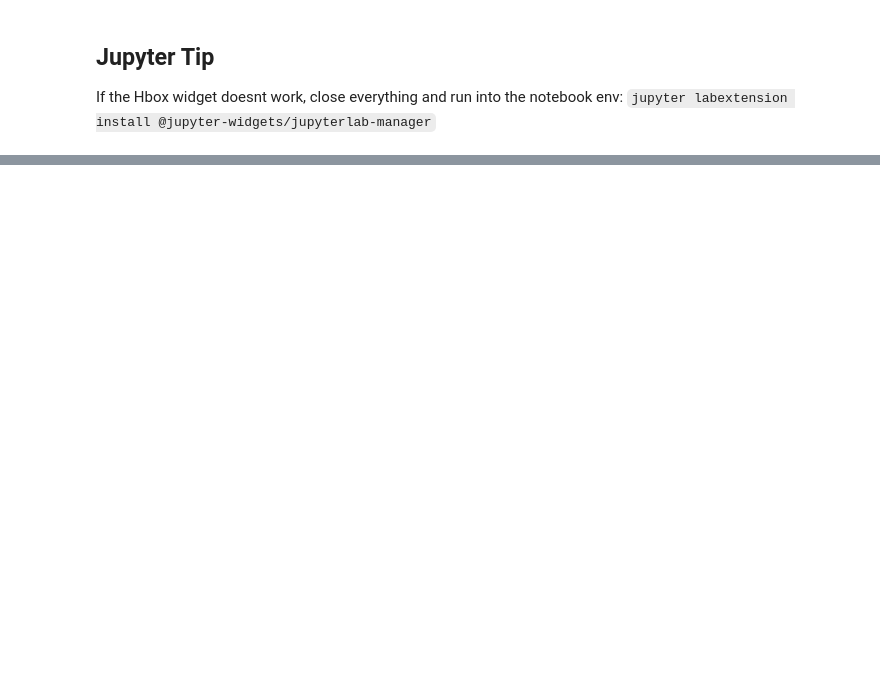
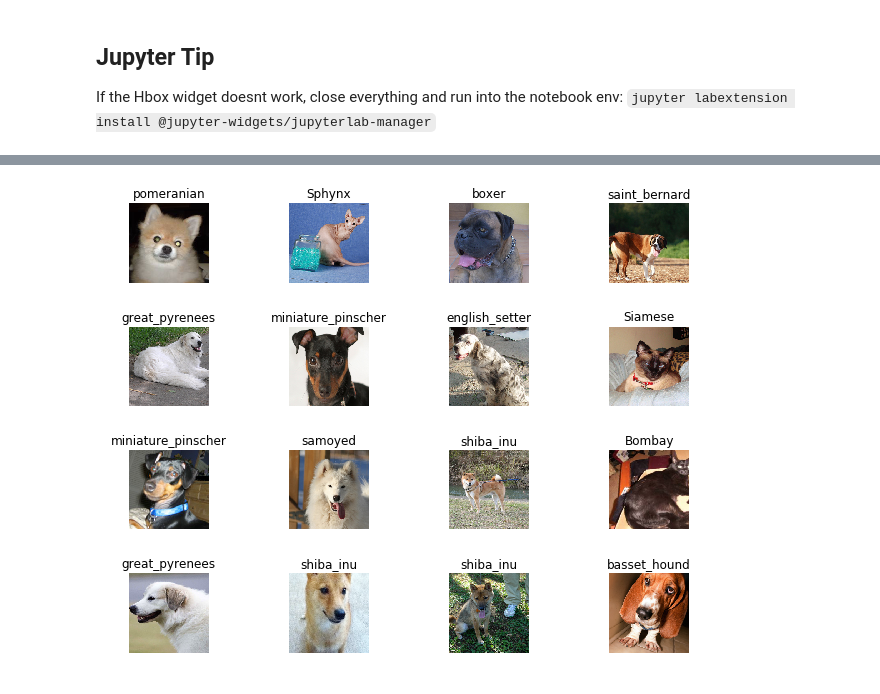
Before and after one commit to Oroneki/fastai, a Jupyter notebook: 19_01.ipynb, the cells around one changed output, grey strips where cells are left out. Drawn from its saved outputs; the diff is of its cells as text; code cells hidden in the pictures; blank space fills up the shorter version.

```diff
--- a/19_01.ipynb
+++ b/19_01.ipynb
@@ -168,0 +170,4 @@ data.normalize(imagenet_stats)
+# %%
+data.show_batch(rows=4, figsize=(9,7))
+# %% [output]
+[figure, added]
```
Also changed, not shown: parts of 42 cells of this notebook.
